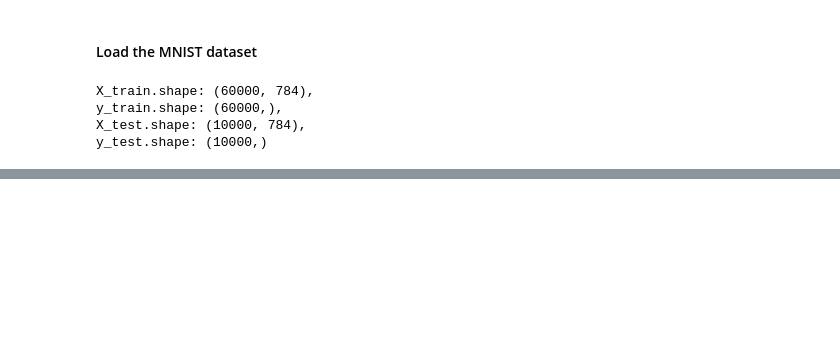
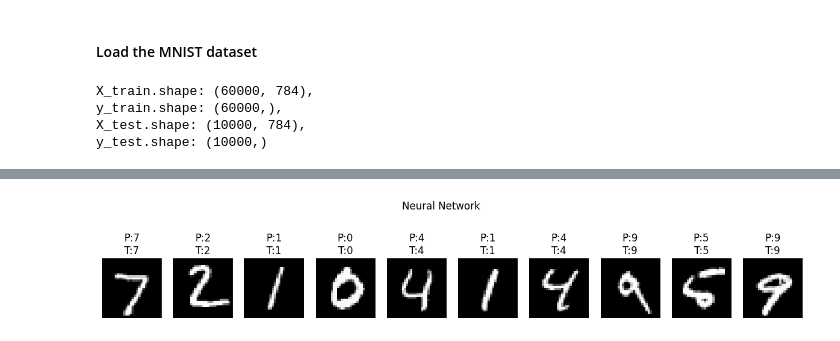
Before and after one commit to AnDeresh/Winstars-AI-DS-Internship-Test, a Jupyter notebook: mnist-classification/demo.ipynb, the cells around one changed output, grey strips where cells are left out. Saved outputs shown, nothing was run; the diff lists cells and outputs as text; code cells hidden in the pictures; blank space fills up the shorter version.

```diff
--- a/mnist-classification/demo.ipynb
+++ b/mnist-classification/demo.ipynb
@@ -25,7 +39,3 @@ print(f"Random Forest Accuracy: {rf_accuracy:.4f}")
 # %%
 # Neural Network
-nn_clf = MnistClassifier("nn")
-nn_clf.train(X_train, y_train)
-nn_predictions = nn_clf.predict(X_test)
-nn_accuracy = nn_clf.evaluate(y_test, nn_predictions)
-print(f"Neural Network Accuracy: {nn_accuracy:.4f}")
+nn_predictions = evaluate_model("nn", X_train, y_train, X_test, y_test, "Neural Network")
@@ -38,0 +87,4 @@ print(f"CNN Accuracy: {cnn_accuracy:.4f}")
+# %%
+show_predictions(X_test, y_test, nn_predictions, "Neural Network")
+# %% [output]
+[figure, added]
```
Also changed, not shown: parts of 29 cells of this notebook.
